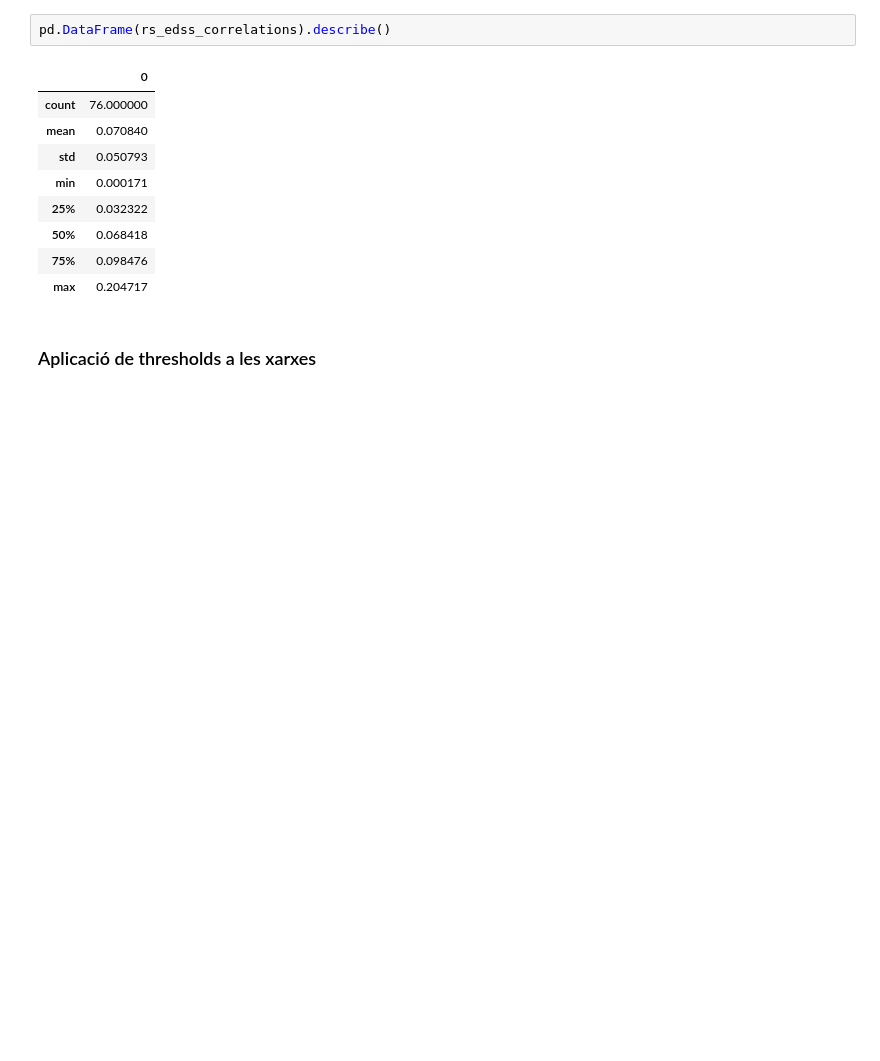
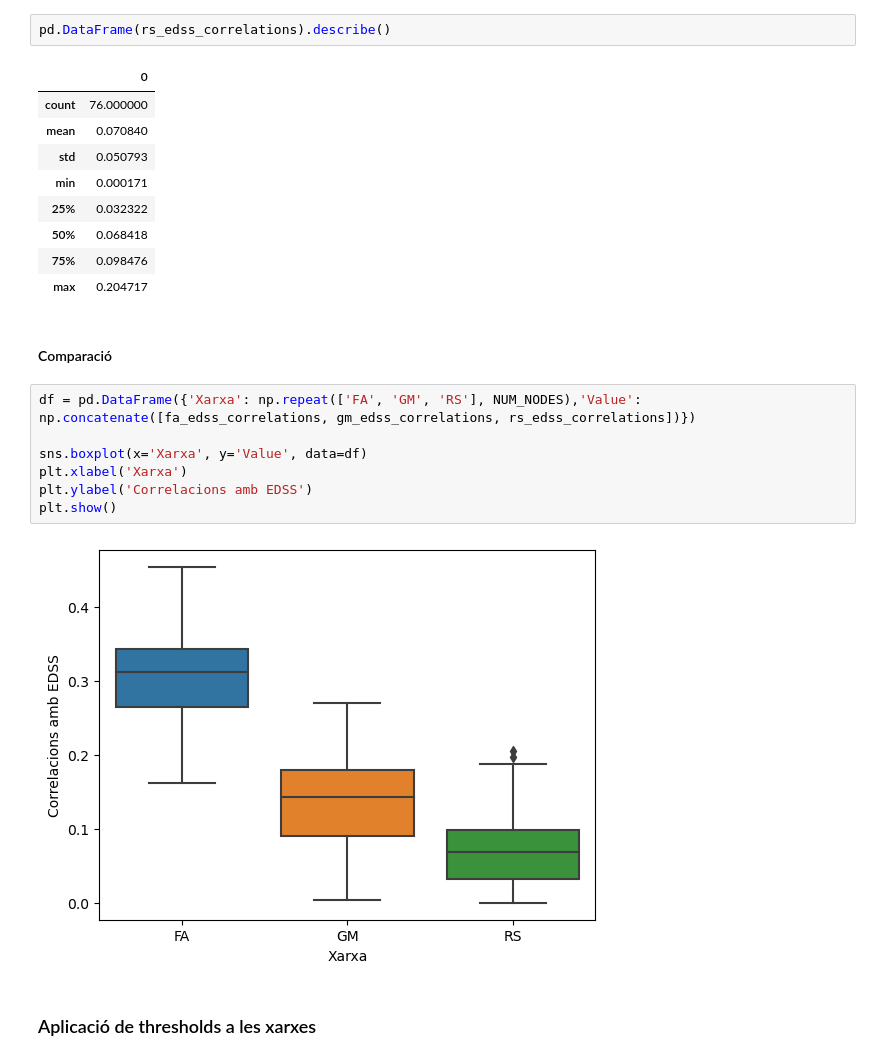
Before and after one commit to martibruix/Codi_TFG, a Jupyter notebook: analisi.ipynb, the cells around one changed output. Saved outputs shown, nothing was run; the diff lists cells and outputs as text; blank space fills up the shorter version.

```diff
--- a/analisi.ipynb
+++ b/analisi.ipynb
@@ -996,6 +1049,17 @@ pd.DataFrame(rs_edss_correlations).describe()
 | 50% | 0.068418 |
 | 75% | 0.098476 |
 | max | 0.204717 |
+# %% [markdown]
+#### Comparació
+# %%
+df = pd.DataFrame({'Xarxa': np.repeat(['FA', 'GM', 'RS'], NUM_NODES),'Value': np.concatenate([fa_edss_correlations, gm_edss_correlations, rs_edss_correlations])})
+
+sns.boxplot(x='Xarxa', y='Value', data=df)
+plt.xlabel('Xarxa')
+plt.ylabel('Correlacions amb EDSS')
+plt.show()
+# %% [output]
+[figure, added]
 # %% [markdown]
 ### Aplicació de thresholds a les xarxes
 # %% [markdown]
```
Also changed, not shown: parts of 8 cells of this notebook.
